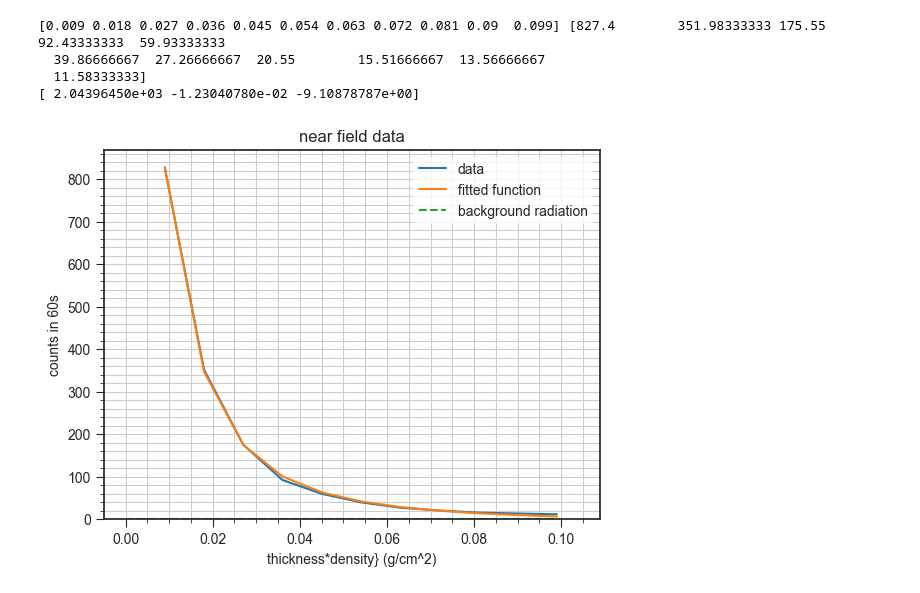
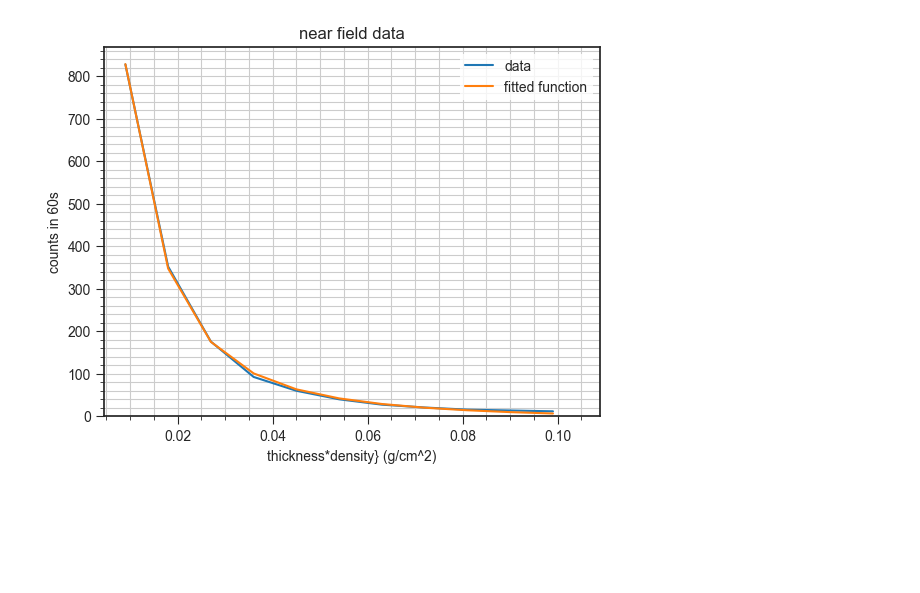
Before and after one commit to dapishik/nuclearlab, a Jupyter notebook: exp6/exp6.ipynb, the cells around one changed output. Saved outputs shown, nothing was run; the diff lists cells and outputs as text; code cells hidden in the pictures; blank space fills up the shorter version.

```diff
--- a/exp6/exp6.ipynb
+++ b/exp6/exp6.ipynb
@@ -6,43 +6,36 @@ from scipy.optimize import curve_fit
 data_near = np.genfromtxt('exp6_data_near.csv',delimiter=',') # importing data_al files
 
 d = 9e-3
 bc_freq = 135/300
 
 def fitfunc(x,a,b,c):
     return a*(1-(x/(np.sqrt(x**2+b**2))))+c
 
 distance = d*data_near[:,1]
 freqs = data_near[:,2]/data_near[:,0]
 
-print(distance,freqs)
+n_params, n_cov = curve_fit(fitfunc,distance,freqs)
 
-n_params, n_cov = curve_fit(fitfunc,distance,freqs)
-print(n_params)
 plt.style.use(plt.style.available[25])
 #plt.rcParams['text.usetex'] = True
 plt.plot(distance,freqs,label=r'data')
 plt.plot(distance,fitfunc(distance,*n_params),label=r"fitted function")
-plt.hlines(bc_freq,0,1*distance.max(),"C2","--",label=r'background radiation')
 
 plt.title(r'near field data')
 plt.xlabel(r'thickness*density} (g/cm^2)')
 plt.ylabel(r'counts in 60s')
-#plt.text(1.5,3,r'\textrm{calculated mass absorption constant :} $ %.4f cm^2/gr$' % n_params[0],
+#plt.text(0.04,500,r'R: %.4f cm^2/gr$' % n_err,
 #         bbox={'facecolor':'white','ec':'none'})
 plt.ylim(bottom=0)
 plt.xlim(right=1.1*distance.max())
 plt.minorticks_on()
 plt.grid(True,which='both')
 lg = plt.legend(frameon=True)
 lg.get_frame().set_linewidth(0.0)
 plt.savefig('exp6_plot_near.jpg',dpi=500)
 plt.show()
 # %% [output]
-[0.009 0.018 0.027 0.036 0.045 0.054 0.063 0.072 0.081 0.09  0.099] [827.4        351.98333333 175.55        92.43333333  59.93333333
-  39.86666667  27.26666667  20.55        15.51666667  13.56666667
-  11.58333333]
-[ 2.04396450e+03 -1.23040780e-02 -9.10878787e+00]
-[figure, old version]
+[figure, new version]
 # %%
 data_far = np.genfromtxt('exp6_data_far.csv',delimiter=',') # importing data_al files
 
```
Also changed, not shown: parts of 1 cell of this notebook, 2 other files.
